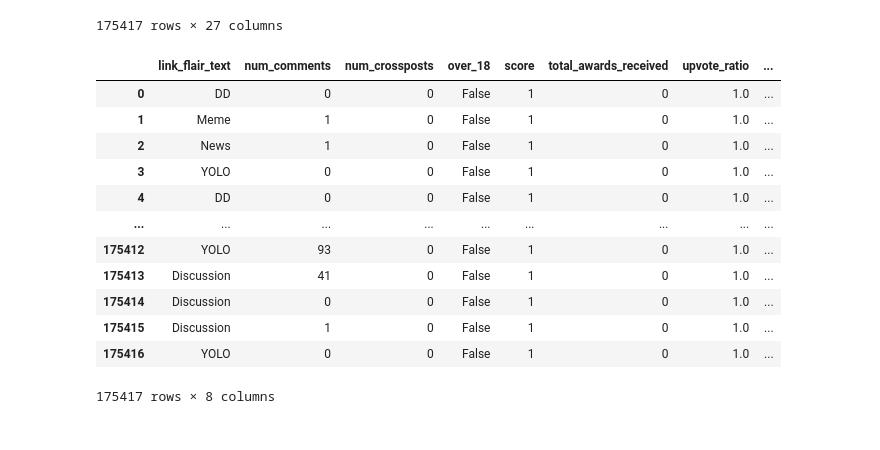
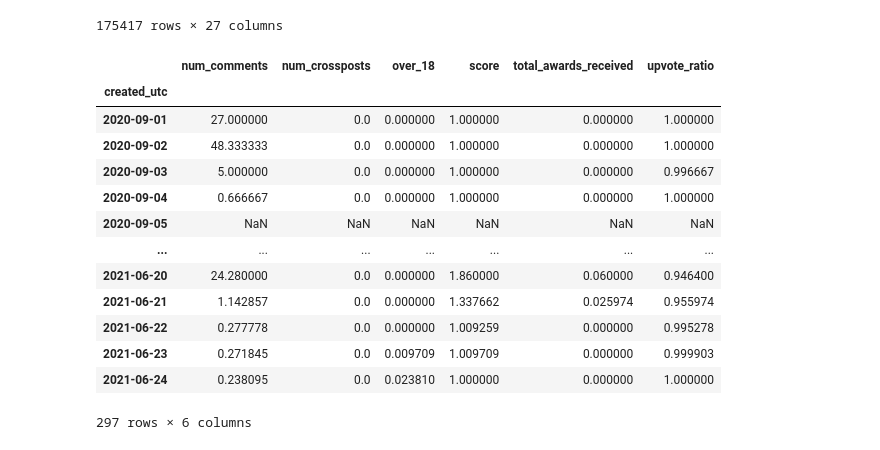
Before and after one commit to SaberQ19/socioPhysics_DiamondHands, a Jupyter notebook: xgBoost.ipynb, the cells around one changed output. Cells and saved outputs as stored; diff of their text form; code cells hidden in the pictures.

```diff
--- a/xgBoost.ipynb
+++ b/xgBoost.ipynb
@@ -120,18 +120,24 @@ removed_by_category
 # %%
 #Drop all unimportant columns
 
-df.drop(['all_awardings', 'id','author', 'author_fullname','created_utc', 'full_link',  'gildings', 'id.1', 'link_flair_css_class', 'permalink', 'pinned', 'retrieved_on', 'selftext', 'subreddit', 'subreddit_id', 'subreddit_subscribers', 'title', 'url', 'removed_by_category'], axis='columns')
+#df.drop(['all_awardings', 'id','author', 'author_fullname','created', 'full_link',  'gildings', 'id.1', 'link_flair_css_class', 'permalink', 'pinned', 'retrieved_on', 'selftext', 'subreddit', 'subreddit_id', 'subreddit_subscribers', 'title', 'url', 'removed_by_category'], axis='columns', inplace= True)
+redditPosts = df.set_index('created_utc')
+redditPosts.sort_index(inplace=True)
+redditPosts.index = pd.to_datetime(redditPosts.index, origin='unix', unit='s')
+daily_mean_Posts = redditPosts.resample('D').mean()
+daily_mean_Posts
 # %% [output]
-|  | link_flair_text | num_comments | num_crossposts | over_18 | score | total_awards_received | upvote_ratio | ... |
-| 0 | DD | 0 | 0 | False | 1 | 0 | 1.0 | ... |
-| 1 | Meme | 1 | 0 | False | 1 | 0 | 1.0 | ... |
-| 2 | News | 1 | 0 | False | 1 | 0 | 1.0 | ... |
-| 3 | YOLO | 0 | 0 | False | 1 | 0 | 1.0 | ... |
-| 4 | DD | 0 | 0 | False | 1 | 0 | 1.0 | ... |
-| ... | ... | ... | ... | ... | ... | ... | ... | ... |
-| 175412 | YOLO | 93 | 0 | False | 1 | 0 | 1.0 | ... |
-| 175413 | Discussion | 41 | 0 | False | 1 | 0 | 1.0 | ... |
-| 175414 | Discussion | 0 | 0 | False | 1 | 0 | 1.0 | ... |
-| 175415 | Discussion | 1 | 0 | False | 1 | 0 | 1.0 | ... |
-| 175416 | YOLO | 0 | 0 | False | 1 | 0 | 1.0 | ... |
+|  | num_comments | num_crossposts | over_18 | score | total_awards_received | upvote_ratio |
+| created_utc |  |  |  |  |  |  |
+| 2020-09-01 | 27.000000 | 0.0 | 0.000000 | 1.000000 | 0.000000 | 1.000000 |
+| 2020-09-02 | 48.333333 | 0.0 | 0.000000 | 1.000000 | 0.000000 | 1.000000 |
+| 2020-09-03 | 5.000000 | 0.0 | 0.000000 | 1.000000 | 0.000000 | 0.996667 |
+| 2020-09-04 | 0.666667 | 0.0 | 0.000000 | 1.000000 | 0.000000 | 1.000000 |
+| 2020-09-05 | NaN | NaN | NaN | NaN | NaN | NaN |
+| ... | ... | ... | ... | ... | ... | ... |
+| 2021-06-20 | 24.280000 | 0.0 | 0.000000 | 1.860000 | 0.060000 | 0.946400 |
+| 2021-06-21 | 1.142857 | 0.0 | 0.000000 | 1.337662 | 0.025974 | 0.955974 |
+| 2021-06-22 | 0.277778 | 0.0 | 0.000000 | 1.009259 | 0.000000 | 0.995278 |
+| 2021-06-23 | 0.271845 | 0.0 | 0.009709 | 1.009709 | 0.000000 | 0.999903 |
+| 2021-06-24 | 0.238095 | 0.0 | 0.023810 | 1.000000 | 0.000000 | 1.000000 |
-175417 rows × 8 columns
+297 rows × 6 columns
```
Also changed, not shown: parts of 6 cells of this notebook.
